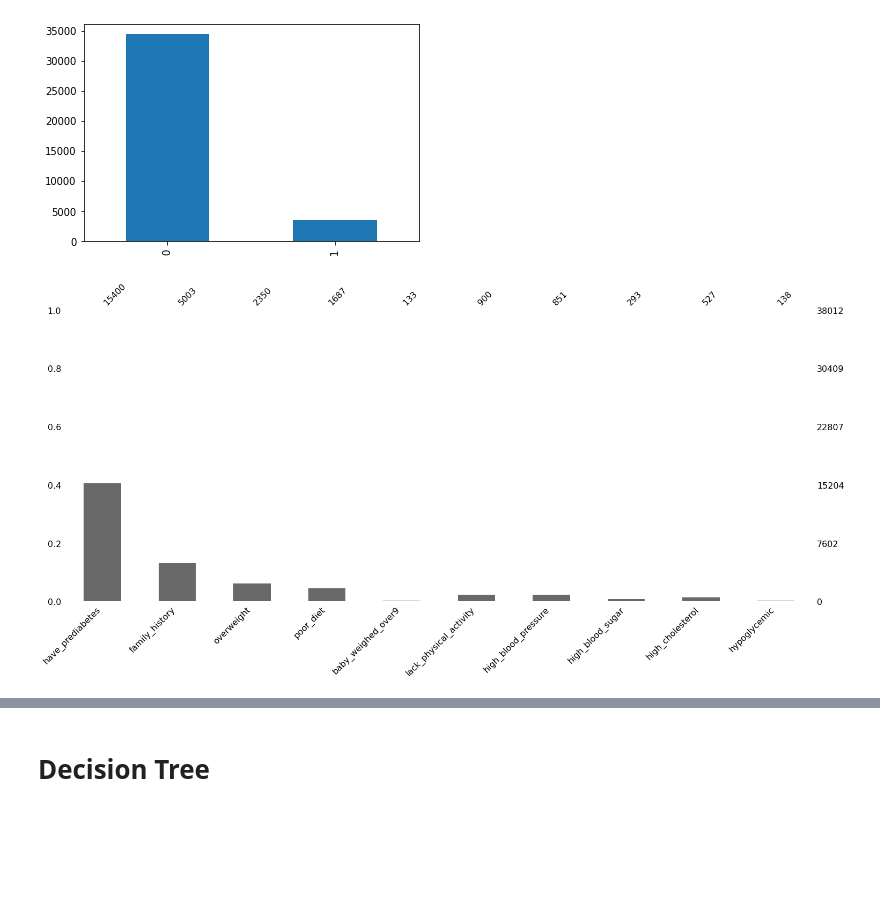
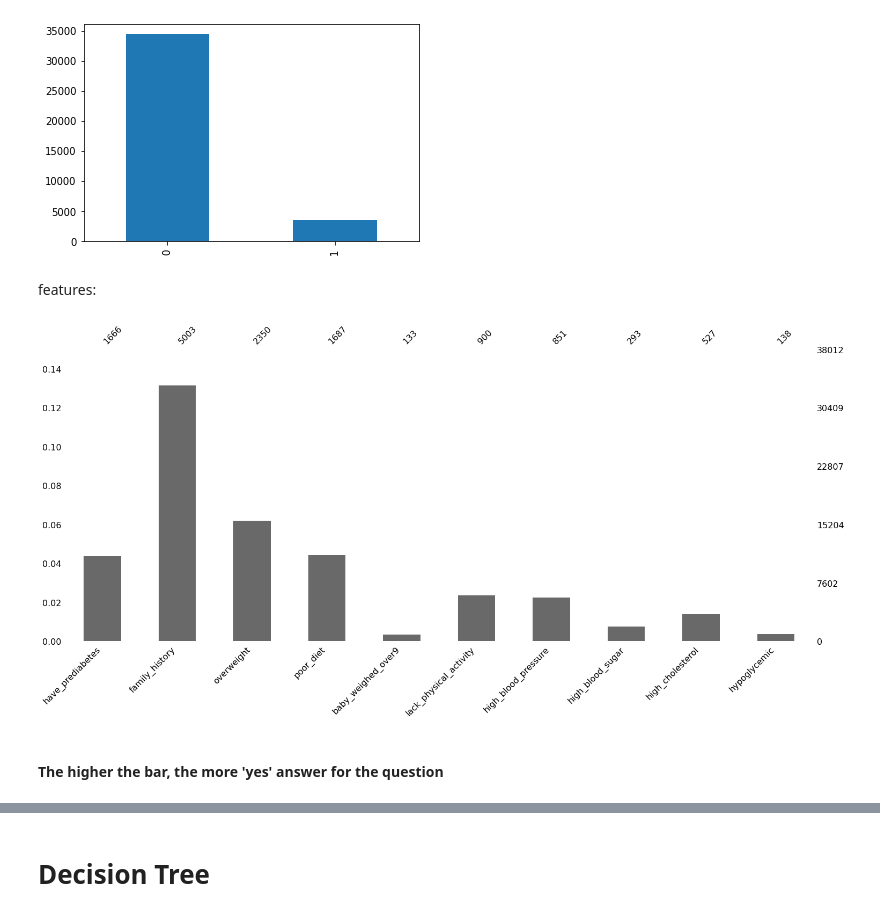
Before and after one commit to Kaiyun-C/backend, a Jupyter notebook: diabetes_model.ipynb, the cells around one changed output, grey strips where cells are left out. Saved outputs shown, nothing was run; the diff lists cells and outputs as text; code cells hidden in the pictures; blank space fills up the shorter version.

```diff
--- a/diabetes_model.ipynb
+++ b/diabetes_model.ipynb
@@ -65,14 +89,19 @@ p=df.have_risk.value_counts().plot(kind="bar")
 plt.show()
 # %% [output]
 [figure]
+# %% [markdown]
+features:
 # %%
 feature_lst = ['have_prediabetes', 'family_history', 'overweight', 'poor_diet', 'baby_weighed_over9', 'lack_physical_activity', 'high_blood_pressure', 'high_blood_sugar', 'high_cholesterol', 'hypoglycemic']
 # %%
 diabetes_data_copy = df.copy()
 # %%
-diabetes_data_copy[feature_lst] = diabetes_data_copy[feature_lst].replace(0,np.nan)
-
+diabetes_data_copy[feature_lst] = diabetes_data_copy[feature_lst].replace(0,np.nan) # replace 0 by using NA
+diabetes_data_copy['have_prediabetes'] = diabetes_data_copy['have_prediabetes'].replace(2,np.nan)
 p=msno.bar(diabetes_data_copy[feature_lst])
+plt.ylim((0, 0.15))
 plt.show()
 # %% [output]
-[figure, old version]
+[figure, new version]
+# %% [markdown]
+#### The higher the bar, the more 'yes' answer for the question
```
Also changed, not shown: parts of 94 cells of this notebook.
